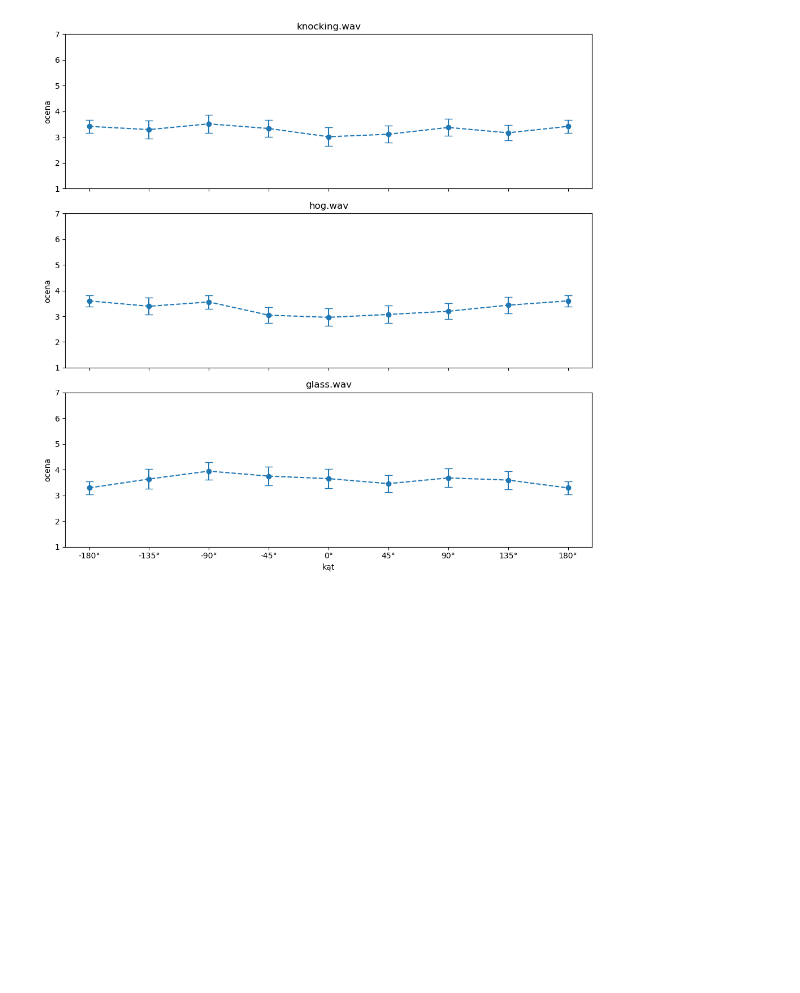
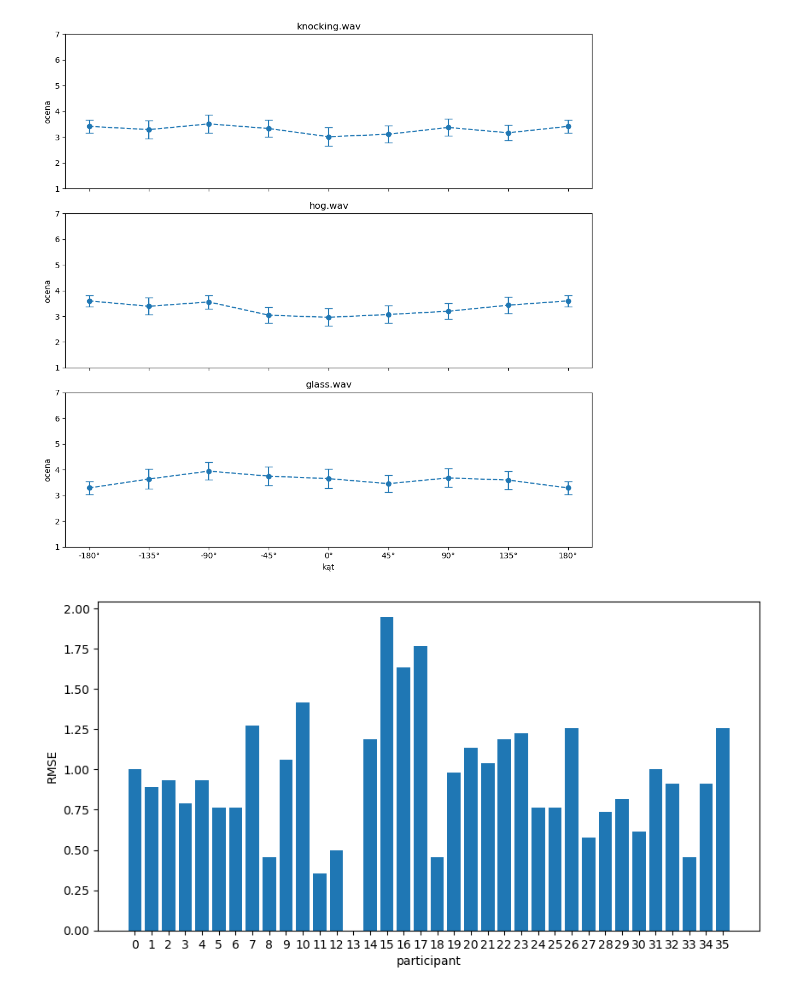
Before and after one commit to antoninastefanowska/MaxListeningTest, a Jupyter notebook: analysis.ipynb, the cells around one changed output. Saved outputs shown, nothing was run; the diff lists cells and outputs as text; code cells hidden in the pictures; blank space fills up the shorter version.

```diff
--- a/analysis.ipynb
+++ b/analysis.ipynb
@@ -210,3 +261,13 @@ plt.savefig('means_ci_by_sounds.png', dpi=400, format='png')
 plt.show()
 # %% [output]
 [figure]
+# %%
+plt.figure(figsize=(10,5))
+plt.bar(participant_ids, participants['rmse'])
+plt.xticks(participant_ids)
+plt.xlabel('participant')
+plt.ylabel('RMSE')
+plt.savefig('rmse.png', dpi=400, format='png')
+plt.show()
+# %% [output]
+[figure, added]
```
Also changed, not shown: parts of 41 cells of this notebook, 3 other files.
